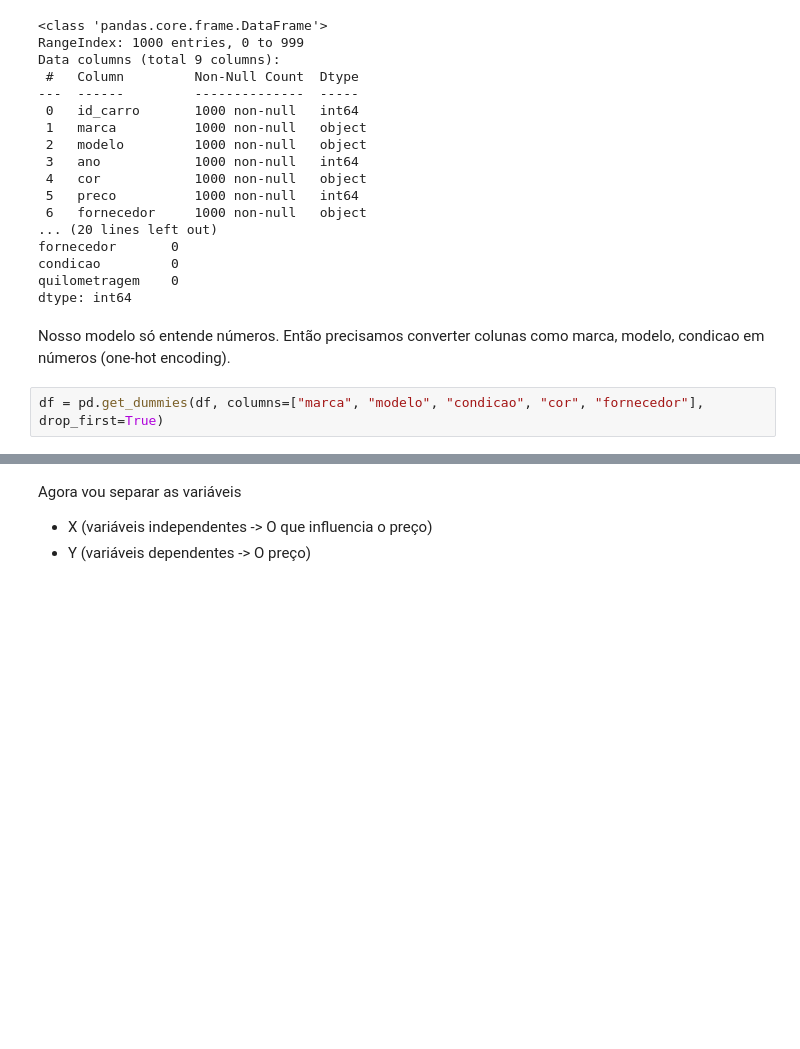
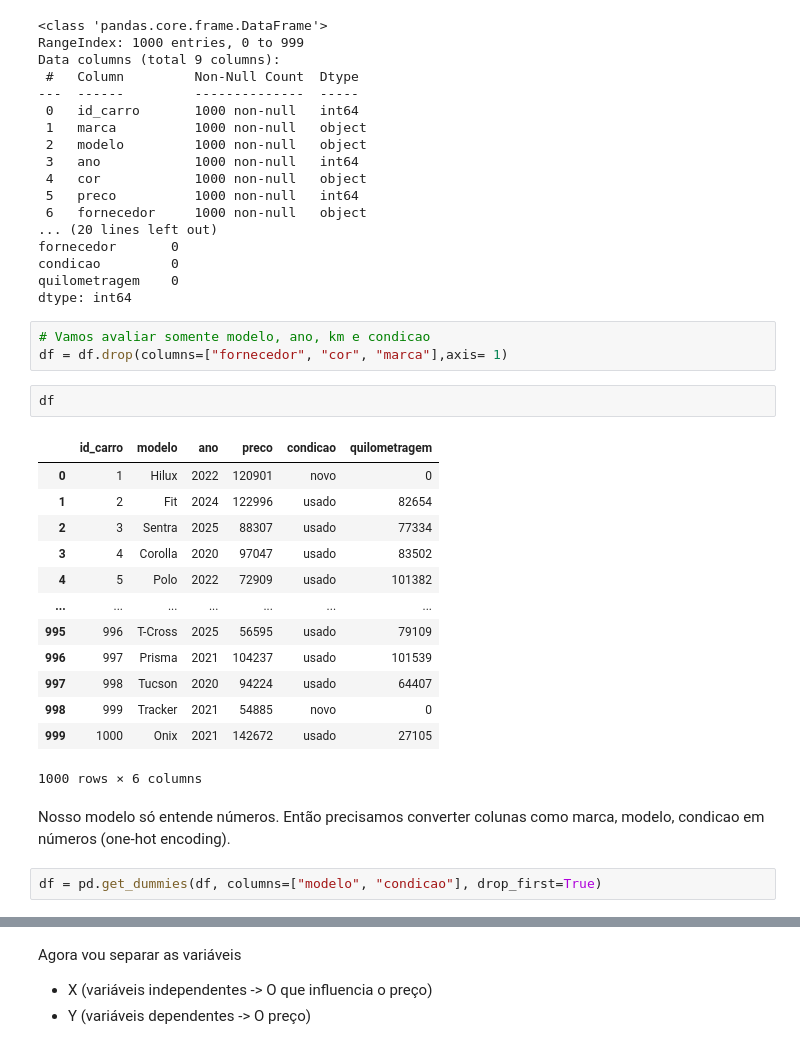
Before and after one commit to DanielBorbafs/adventury_motors, a Jupyter notebook: modelos/preco_justo_carro.ipynb, the cells around one changed output, grey strips where cells are left out. Saved outputs shown, nothing was run; the diff lists cells and outputs as text; blank space fills up the shorter version.

```diff
--- a/modelos/preco_justo_carro.ipynb
+++ b/modelos/preco_justo_carro.ipynb
@@ -55,10 +55,29 @@ fornecedor       0
 condicao         0
 quilometragem    0
 dtype: int64
+# %%
+# Vamos avaliar somente modelo, ano, km e condicao
+df = df.drop(columns=["fornecedor", "cor", "marca"],axis= 1)
+# %%
+df
+# %% [output]
+|  | id_carro | modelo | ano | preco | condicao | quilometragem |
+| 0 | 1 | Hilux | 2022 | 120901 | novo | 0 |
+| 1 | 2 | Fit | 2024 | 122996 | usado | 82654 |
+| 2 | 3 | Sentra | 2025 | 88307 | usado | 77334 |
+| 3 | 4 | Corolla | 2020 | 97047 | usado | 83502 |
+| 4 | 5 | Polo | 2022 | 72909 | usado | 101382 |
+| ... | ... | ... | ... | ... | ... | ... |
+| 995 | 996 | T-Cross | 2025 | 56595 | usado | 79109 |
+| 996 | 997 | Prisma | 2021 | 104237 | usado | 101539 |
+| 997 | 998 | Tucson | 2020 | 94224 | usado | 64407 |
+| 998 | 999 | Tracker | 2021 | 54885 | novo | 0 |
+| 999 | 1000 | Onix | 2021 | 142672 | usado | 27105 |
+1000 rows × 6 columns
 # %% [markdown]
 Nosso modelo só entende números. Então precisamos converter colunas como marca, modelo, condicao em números (one-hot encoding).
 # %%
-df = pd.get_dummies(df, columns=["marca", "modelo", "condicao", "cor", "fornecedor"], drop_first=True)
+df = pd.get_dummies(df, columns=["modelo", "condicao"], drop_first=True)
 # %%
 df
 # %% [output]
```
Also changed, not shown: parts of 6 cells of this notebook, 1 other file.
